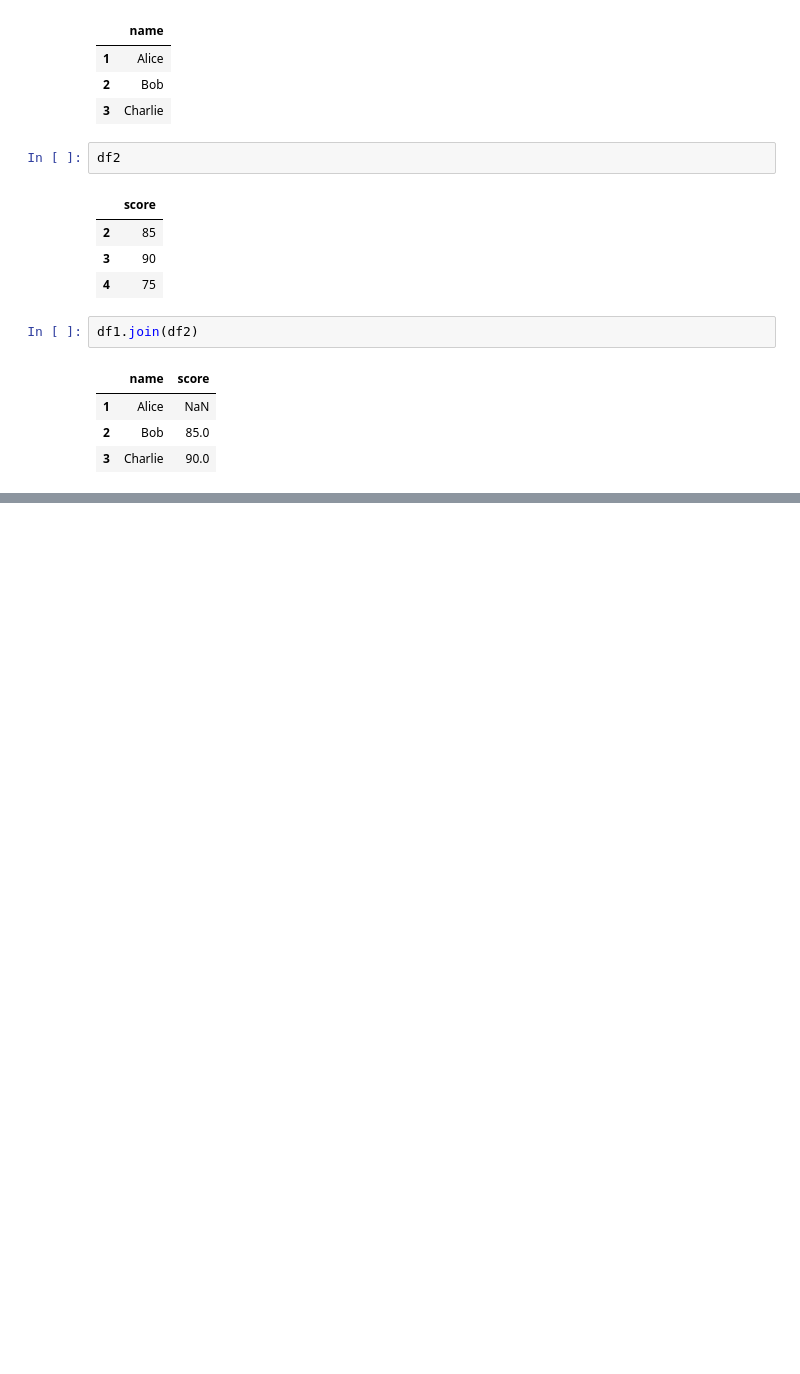
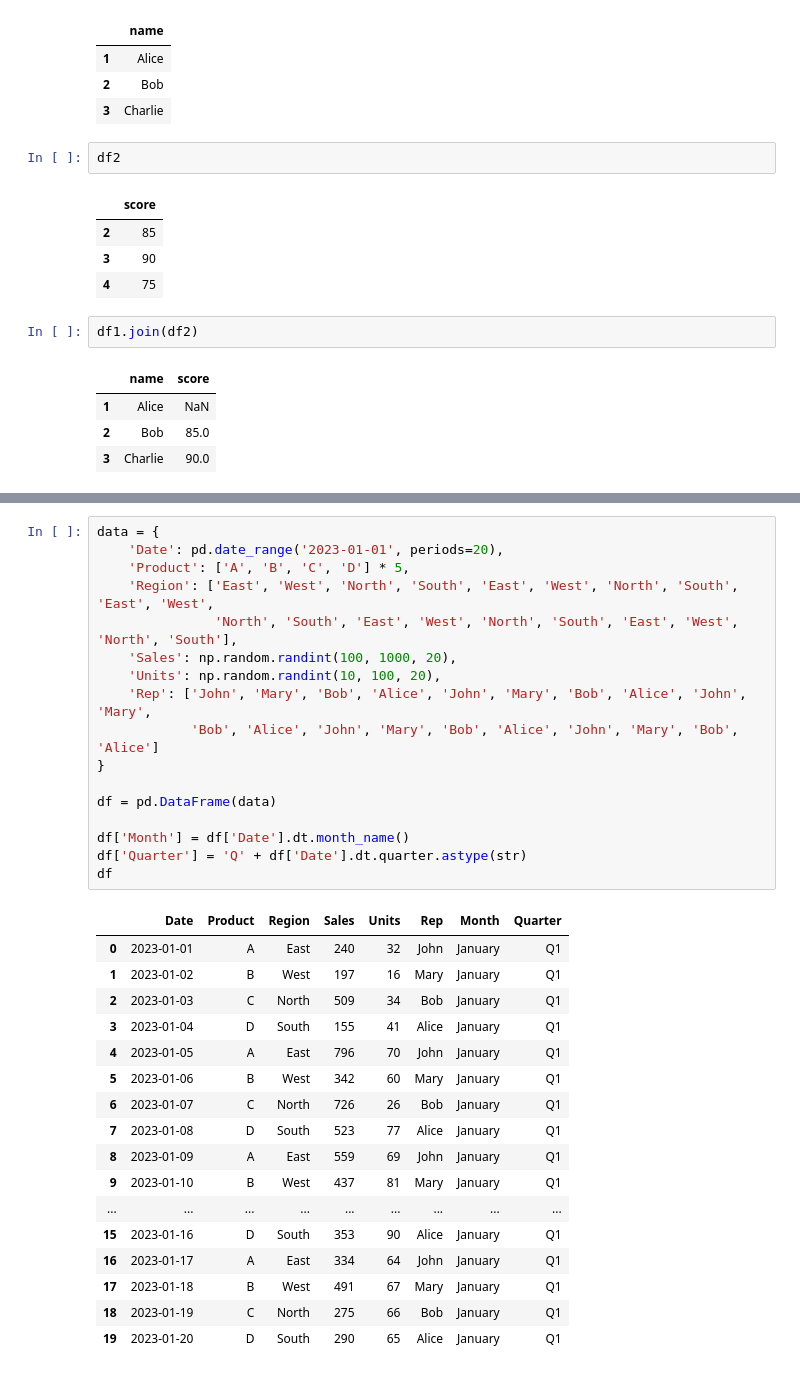
Before and after one commit to subhajit404/numpy-and-pandas-learning, a Jupyter notebook: pandas/pandas.ipynb, the cells around one changed output, grey strips where cells are left out. Cells and saved outputs as stored; diff of their text form; blank space fills up the shorter version.

```diff
--- a/pandas/pandas.ipynb
+++ b/pandas/pandas.ipynb
@@ -240,0 +277,35 @@ df1.join(df2)
+# %%
+data = {
+    'Date': pd.date_range('2023-01-01', periods=20),
+    'Product': ['A', 'B', 'C', 'D'] * 5,
+    'Region': ['East', 'West', 'North', 'South', 'East', 'West', 'North', 'South', 'East', 'West',
+               'North', 'South', 'East', 'West', 'North', 'South', 'East', 'West', 'North', 'South'],
+    'Sales': np.random.randint(100, 1000, 20),
+    'Units': np.random.randint(10, 100, 20),
+    'Rep': ['John', 'Mary', 'Bob', 'Alice', 'John', 'Mary', 'Bob', 'Alice', 'John', 'Mary',
+            'Bob', 'Alice', 'John', 'Mary', 'Bob', 'Alice', 'John', 'Mary', 'Bob', 'Alice']
+}
+
+df = pd.DataFrame(data)
+
+df['Month'] = df['Date'].dt.month_name()
+df['Quarter'] = 'Q' + df['Date'].dt.quarter.astype(str)
+df
+# %% [output]
+|  | Date | Product | Region | Sales | Units | Rep | Month | Quarter |
+| 0 | 2023-01-01 | A | East | 240 | 32 | John | January | Q1 |
+| 1 | 2023-01-02 | B | West | 197 | 16 | Mary | January | Q1 |
+| 2 | 2023-01-03 | C | North | 509 | 34 | Bob | January | Q1 |
+| 3 | 2023-01-04 | D | South | 155 | 41 | Alice | January | Q1 |
+| 4 | 2023-01-05 | A | East | 796 | 70 | John | January | Q1 |
+| 5 | 2023-01-06 | B | West | 342 | 60 | Mary | January | Q1 |
+| 6 | 2023-01-07 | C | North | 726 | 26 | Bob | January | Q1 |
+| 7 | 2023-01-08 | D | South | 523 | 77 | Alice | January | Q1 |
+| 8 | 2023-01-09 | A | East | 559 | 69 | John | January | Q1 |
+| 9 | 2023-01-10 | B | West | 437 | 81 | Mary | January | Q1 |
+| ... | ... | ... | ... | ... | ... | ... | ... | ... |
+| 15 | 2023-01-16 | D | South | 353 | 90 | Alice | January | Q1 |
+| 16 | 2023-01-17 | A | East | 334 | 64 | John | January | Q1 |
+| 17 | 2023-01-18 | B | West | 491 | 67 | Mary | January | Q1 |
+| 18 | 2023-01-19 | C | North | 275 | 66 | Bob | January | Q1 |
+| 19 | 2023-01-20 | D | South | 290 | 65 | Alice | January | Q1 |
```
Also changed, not shown: parts of 5 cells of this notebook.
